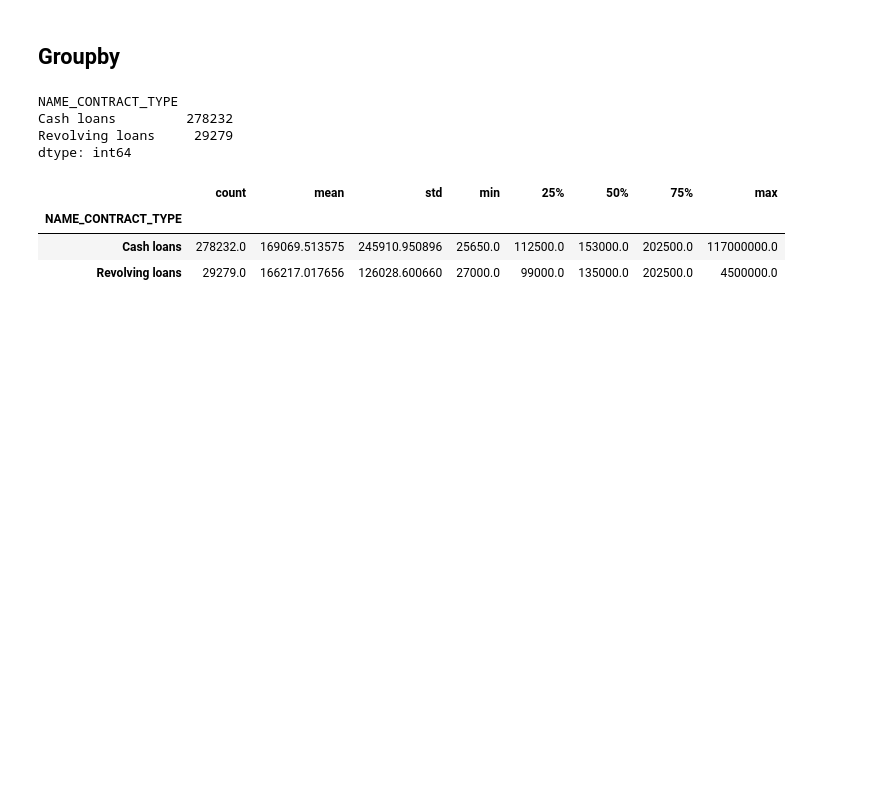
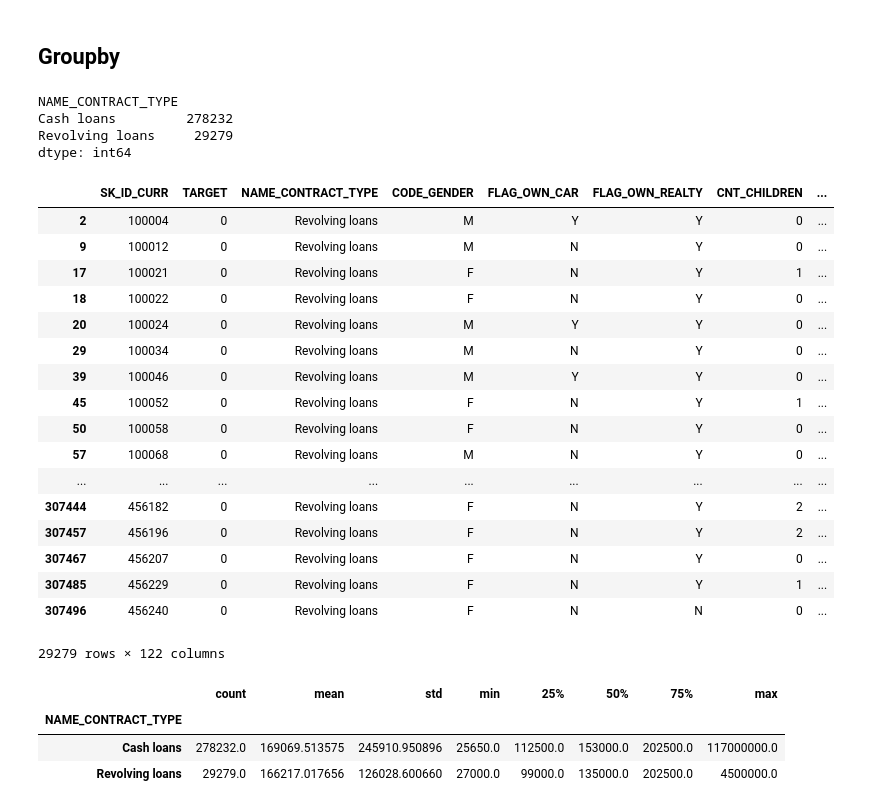
Before and after one commit to buc1107/ML100-Days, a Jupyter notebook: Homework/examples/Day_008_dataFrame_operation.ipynb, the cells around one changed output. Cells and saved outputs as stored; diff of their text form; code cells hidden in the pictures; blank space fills up the shorter version.

```diff
--- a/Homework/examples/Day_008_dataFrame_operation.ipynb
+++ b/Homework/examples/Day_008_dataFrame_operation.ipynb
@@ -157,6 +157,27 @@ NAME_CONTRACT_TYPE
 Cash loans         278232
 Revolving loans     29279
 dtype: int64
+# %%
+app_train.groupby(['NAME_CONTRACT_TYPE']).get_group('Revolving loans')
+# %% [output]
+|  | SK_ID_CURR | TARGET | NAME_CONTRACT_TYPE | CODE_GENDER | FLAG_OWN_CAR | FLAG_OWN_REALTY | CNT_CHILDREN | ... |
+| 2 | 100004 | 0 | Revolving loans | M | Y | Y | 0 | ... |
+| 9 | 100012 | 0 | Revolving loans | M | N | Y | 0 | ... |
+| 17 | 100021 | 0 | Revolving loans | F | N | Y | 1 | ... |
+| 18 | 100022 | 0 | Revolving loans | F | N | Y | 0 | ... |
+| 20 | 100024 | 0 | Revolving loans | M | Y | Y | 0 | ... |
+| 29 | 100034 | 0 | Revolving loans | M | N | Y | 0 | ... |
+| 39 | 100046 | 0 | Revolving loans | M | Y | Y | 0 | ... |
+| 45 | 100052 | 0 | Revolving loans | F | N | Y | 1 | ... |
+| 50 | 100058 | 0 | Revolving loans | F | N | Y | 0 | ... |
+| 57 | 100068 | 0 | Revolving loans | M | N | Y | 0 | ... |
+| ... | ... | ... | ... | ... | ... | ... | ... | ... |
+| 307444 | 456182 | 0 | Revolving loans | F | N | Y | 2 | ... |
+| 307457 | 456196 | 0 | Revolving loans | F | N | Y | 2 | ... |
+| 307467 | 456207 | 0 | Revolving loans | F | N | Y | 0 | ... |
+| 307485 | 456229 | 0 | Revolving loans | F | N | Y | 1 | ... |
+| 307496 | 456240 | 0 | Revolving loans | F | N | N | 0 | ... |
+29279 rows × 122 columns
 # %%
 app_train.groupby(['NAME_CONTRACT_TYPE'])['AMT_INCOME_TOTAL'].describe()
 # %% [output]
```
Also changed, not shown: parts of 5 cells of this notebook, 1 other file.
